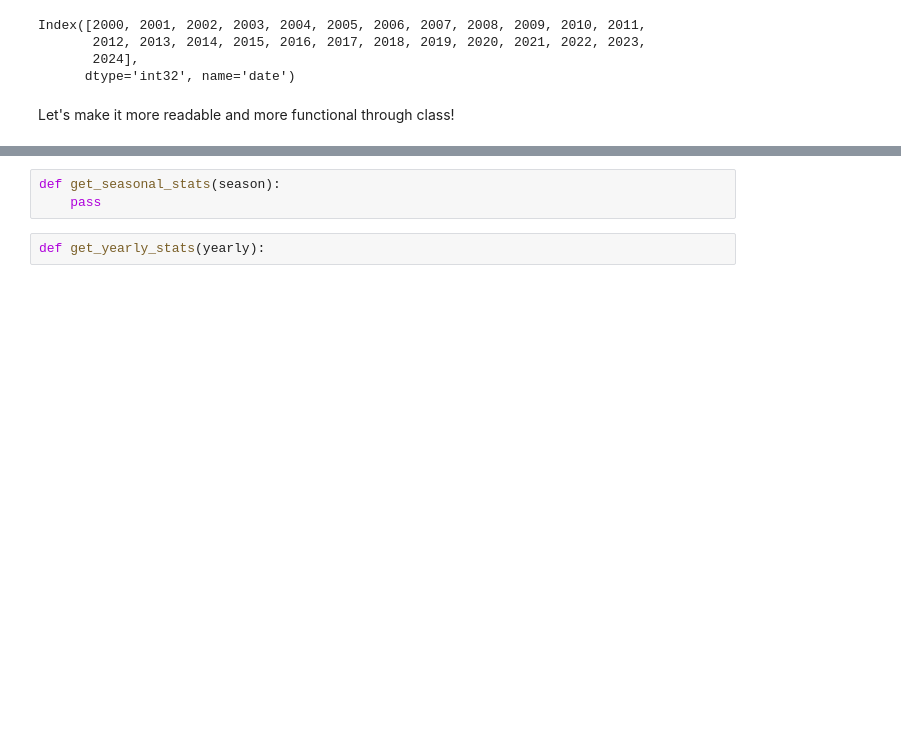
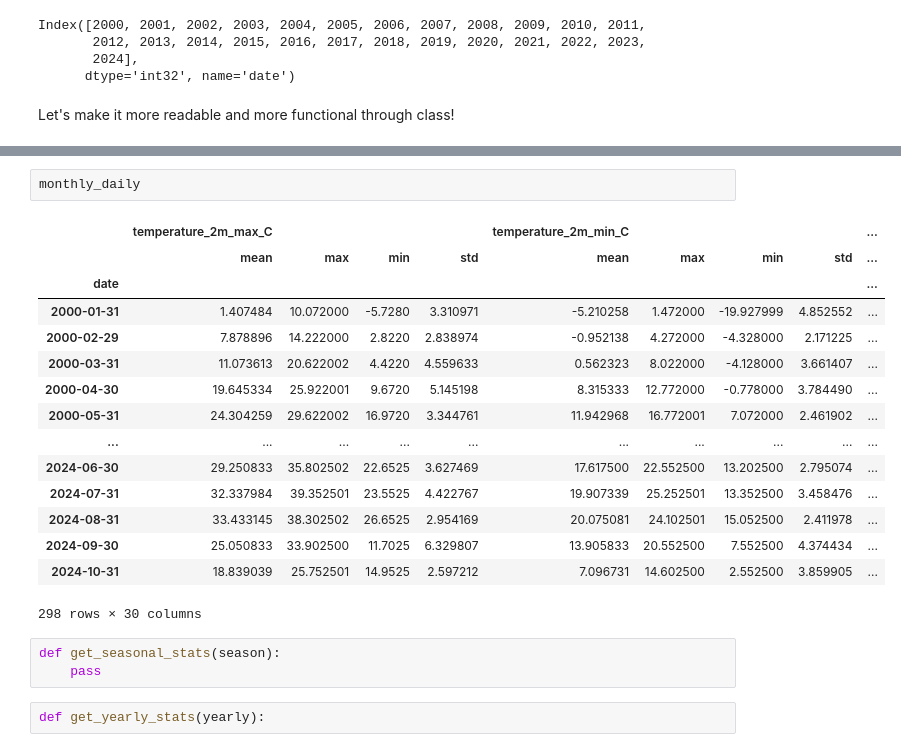
Before and after one commit to l1uzz3/weather-scraper-analyzer, a Jupyter notebook: notebooks/03-data_analysis/analyze_data.ipynb, the cells around one changed output, grey strips where cells are left out. Saved outputs shown, nothing was run; the diff lists cells and outputs as text; blank space fills up the shorter version.

```diff
--- a/notebooks/03-data_analysis/analyze_data.ipynb
+++ b/notebooks/03-data_analysis/analyze_data.ipynb
@@ -848,3 +961,21 @@ plt.show()
+# %%
+monthly_daily
+# %% [output]
+|  | temperature_2m_max_C |  |  |  | temperature_2m_min_C |  |  |  | ... |
+|  | mean | max | min | std | mean | max | min | std | ... |
+| date |  |  |  |  |  |  |  |  | ... |
+| 2000-01-31 | 1.407484 | 10.072000 | -5.7280 | 3.310971 | -5.210258 | 1.472000 | -19.927999 | 4.852552 | ... |
+| 2000-02-29 | 7.878896 | 14.222000 | 2.8220 | 2.838974 | -0.952138 | 4.272000 | -4.328000 | 2.171225 | ... |
+| 2000-03-31 | 11.073613 | 20.622002 | 4.4220 | 4.559633 | 0.562323 | 8.022000 | -4.128000 | 3.661407 | ... |
+| 2000-04-30 | 19.645334 | 25.922001 | 9.6720 | 5.145198 | 8.315333 | 12.772000 | -0.778000 | 3.784490 | ... |
+| 2000-05-31 | 24.304259 | 29.622002 | 16.9720 | 3.344761 | 11.942968 | 16.772001 | 7.072000 | 2.461902 | ... |
+| ... | ... | ... | ... | ... | ... | ... | ... | ... | ... |
+| 2024-06-30 | 29.250833 | 35.802502 | 22.6525 | 3.627469 | 17.617500 | 22.552500 | 13.202500 | 2.795074 | ... |
+| 2024-07-31 | 32.337984 | 39.352501 | 23.5525 | 4.422767 | 19.907339 | 25.252501 | 13.352500 | 3.458476 | ... |
+| 2024-08-31 | 33.433145 | 38.302502 | 26.6525 | 2.954169 | 20.075081 | 24.102501 | 15.052500 | 2.411978 | ... |
+| 2024-09-30 | 25.050833 | 33.902500 | 11.7025 | 6.329807 | 13.905833 | 20.552500 | 7.552500 | 4.374434 | ... |
+| 2024-10-31 | 18.839039 | 25.752501 | 14.9525 | 2.597212 | 7.096731 | 14.602500 | 2.552500 | 3.859905 | ... |
+298 rows × 30 columns
 # %%
 def get_seasonal_stats(season):
     pass
```
Also changed, not shown: parts of 4 cells of this notebook, 1 other file.
